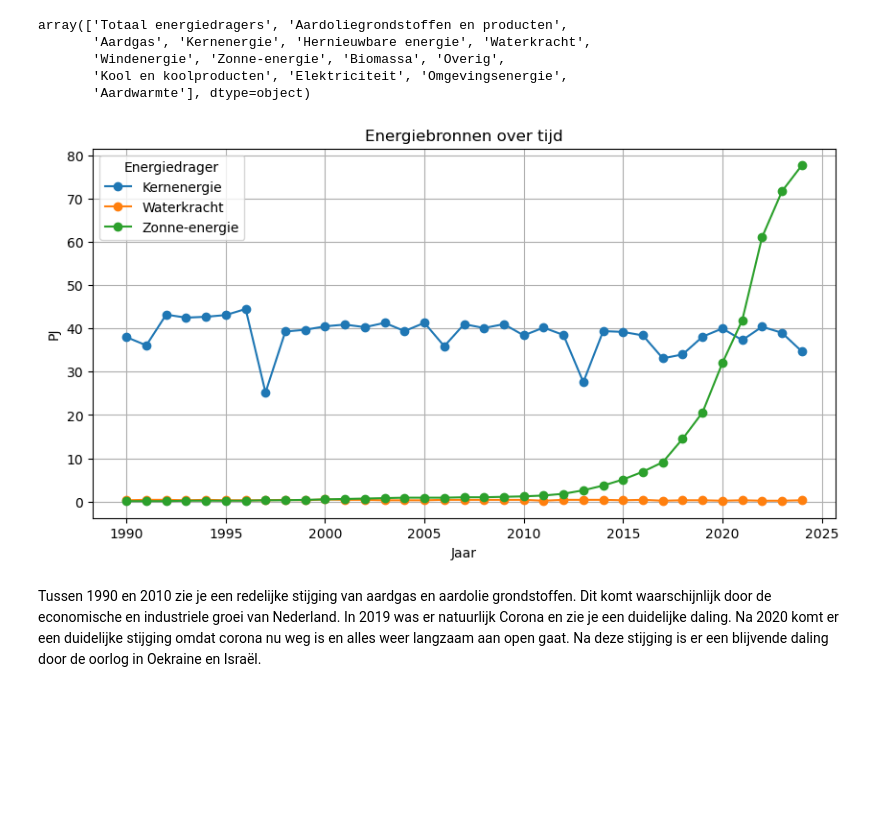
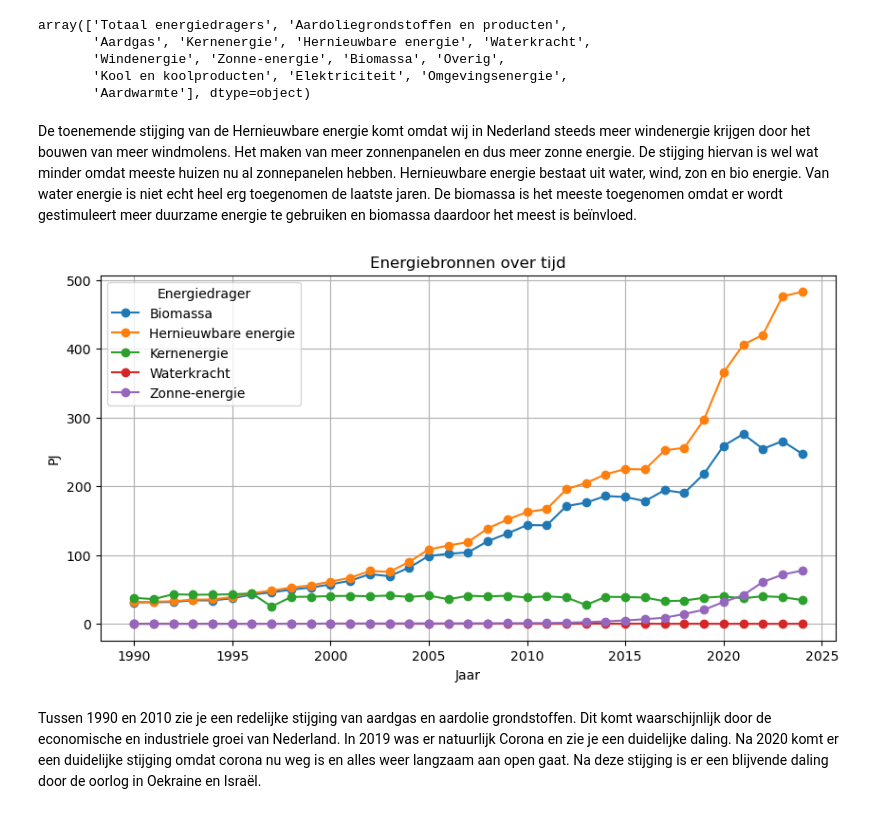
Before and after one commit to Jamie1111/aint-no-party-like-a-data-party, a Jupyter notebook: assignment_template_it1.ipynb, the cells around one changed output. Saved outputs shown, nothing was run; the diff lists cells and outputs as text; code cells hidden in the pictures; blank space fills up the shorter version.

```diff
--- a/assignment_template_it1.ipynb
+++ b/assignment_template_it1.ipynb
@@ -95,30 +95,34 @@ array(['Totaal energiedragers', 'Aardoliegrondstoffen en producten',
        'Windenergie', 'Zonne-energie', 'Biomassa', 'Overig',
        'Kool en koolproducten', 'Elektriciteit', 'Omgevingsenergie',
        'Aardwarmte'], dtype=object)
+# %% [markdown]
+De toenemende stijging van de Hernieuwbare energie komt omdat wij in Nederland steeds meer windenergie krijgen door het bouwen van meer windmolens. Het maken van meer zonnenpanelen en dus meer zonne energie. De stijging hiervan is wel wat minder omdat meeste huizen nu al zonnepanelen hebben. Hernieuwbare energie bestaat uit water, wind, zon en bio energie. Van water energie is niet echt heel erg toegenomen de laatste jaren. De biomassa is het meeste toegenomen omdat er wordt gestimuleert meer duurzame energie te gebruiken en biomassa daardoor het meest is beïnvloed.
 # %%
 subset = df[df["Energiedrager"].isin([
     "Zonne-energie",
     "Kernenergie",
-    "Waterkracht"
+    "Waterkracht",
+    "Biomassa",
+    "Hernieuwbare energie"
 ])]
 
 pivot = subset.pivot_table(
     index="Jaar",
     columns="Energiedrager",
     values="Waarde in PJ",
     aggfunc="sum"
 )
 
 pivot.plot(figsize=(10,5), marker="o")
 
 plt.title("Energiebronnen over tijd")
 plt.xlabel("Jaar")
 plt.ylabel("PJ")
 plt.grid(True)
 
 plt.show()
 # %% [output]
-[figure, old version]
+[figure, new version]
 # %% [markdown]
 Tussen 1990 en 2010 zie je een redelijke stijging van aardgas en aardolie grondstoffen. Dit komt waarschijnlijk door de economische en industriele groei van Nederland. In 2019 was er natuurlijk Corona en zie je een duidelijke daling. Na 2020 komt er een duidelijke stijging omdat corona nu weg is en alles weer langzaam aan open gaat. Na deze stijging is er een blijvende daling door de oorlog in Oekraine en Israël.
 # %%
```
